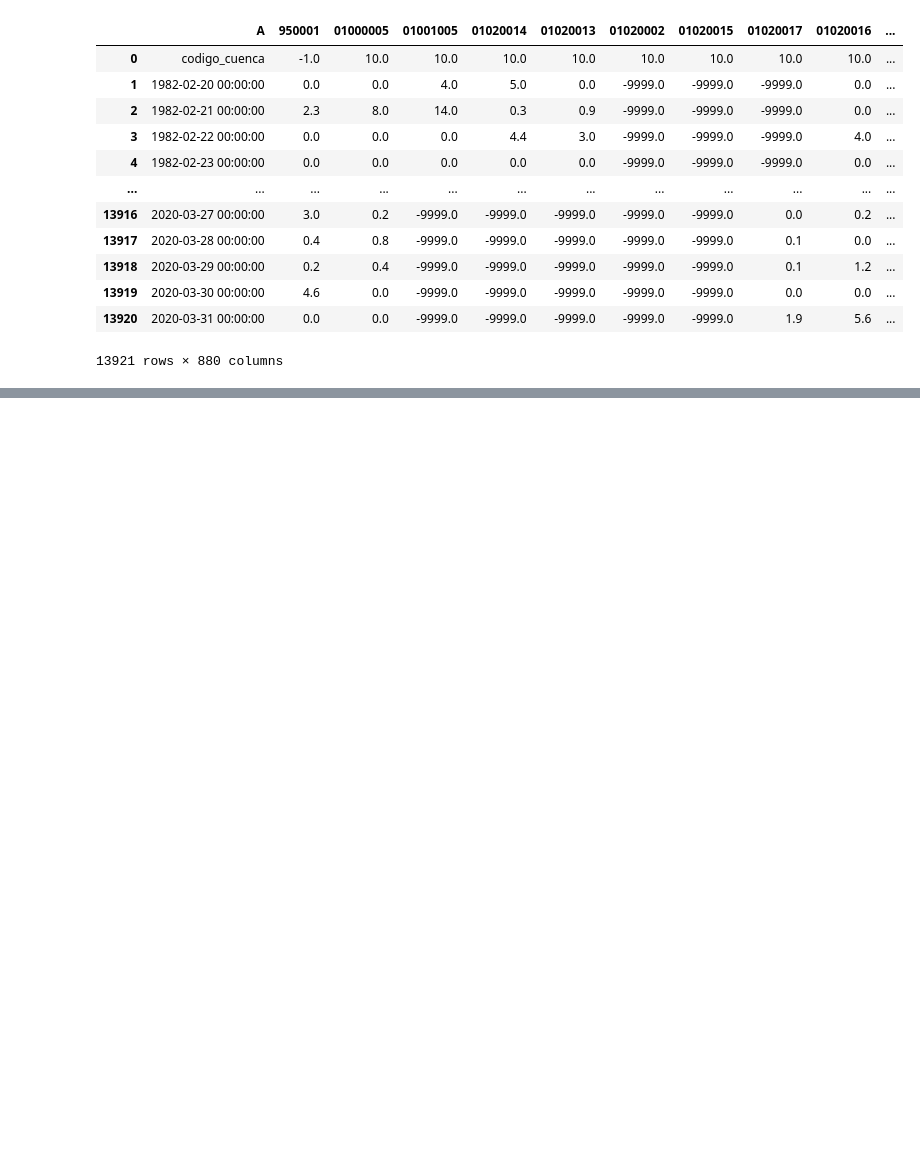
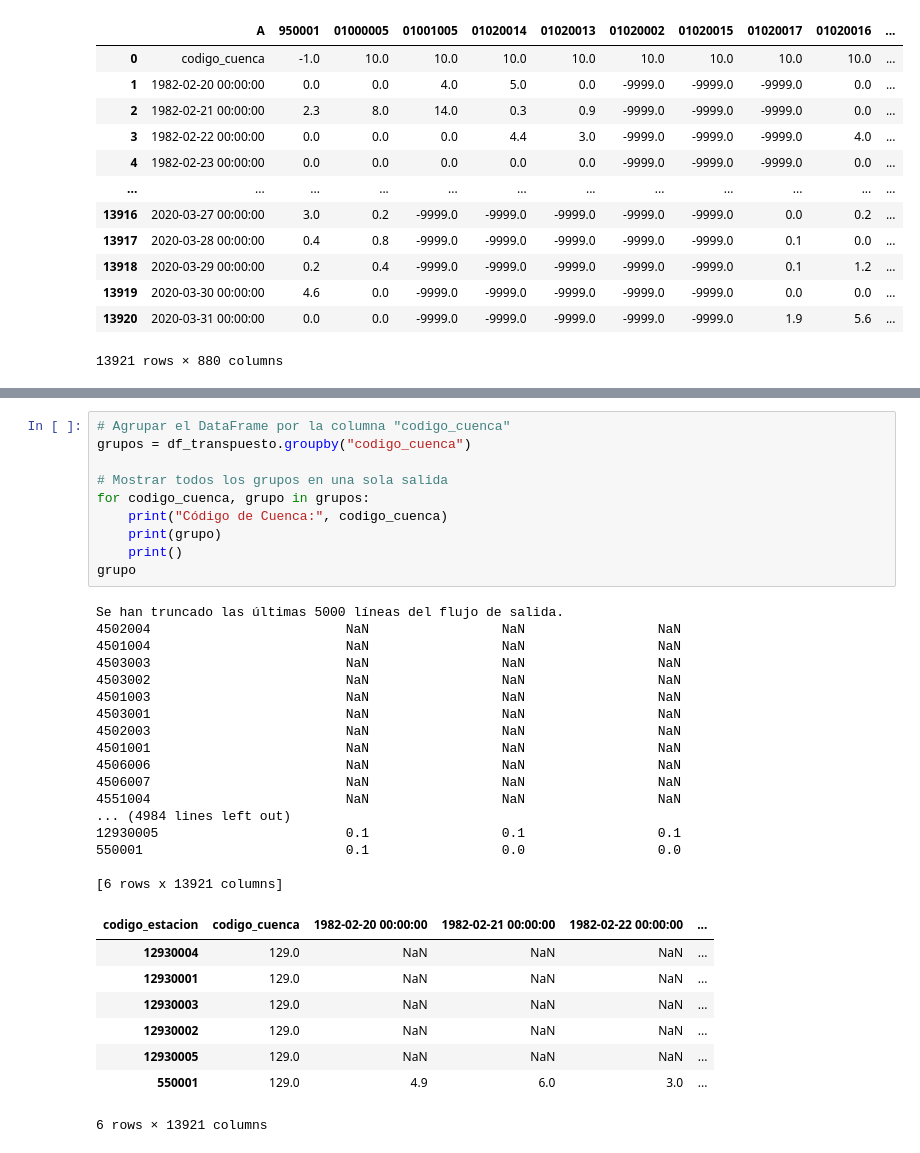
Before and after one commit to Diegogp95/mineria, a Jupyter notebook: Test_Mineria_Datos.ipynb, the cells around one changed output, grey strips where cells are left out. Saved outputs shown, nothing was run; the diff lists cells and outputs as text; blank space fills up the shorter version.

```diff
--- a/Test_Mineria_Datos.ipynb
+++ b/Test_Mineria_Datos.ipynb
@@ -808,0 +876,36 @@ df_sin_columna2
+# %%
+# Agrupar el DataFrame por la columna "codigo_cuenca"
+grupos = df_transpuesto.groupby("codigo_cuenca")
+
+# Mostrar todos los grupos en una sola salida
+for codigo_cuenca, grupo in grupos:
+    print("Código de Cuenca:", codigo_cuenca)
+    print(grupo)
+    print()
+grupo
+# %% [output]
+Se han truncado las últimas 5000 líneas del flujo de salida.
+4502004                         NaN                 NaN                 NaN
+4501004                         NaN                 NaN                 NaN
+4503003                         NaN                 NaN                 NaN
+4503002                         NaN                 NaN                 NaN
+4501003                         NaN                 NaN                 NaN
+4503001                         NaN                 NaN                 NaN
+4502003                         NaN                 NaN                 NaN
+4501001                         NaN                 NaN                 NaN
+4506006                         NaN                 NaN                 NaN
+4506007                         NaN                 NaN                 NaN
+4551004                         NaN                 NaN                 NaN
+... (4984 lines left out)
+12930005                        0.1                 0.1                 0.1
+550001                          0.1                 0.0                 0.0
+
+[6 rows x 13921 columns]
+| codigo_estacion | codigo_cuenca | 1982-02-20 00:00:00 | 1982-02-21 00:00:00 | 1982-02-22 00:00:00 | ... |
+| 12930004 | 129.0 | NaN | NaN | NaN | ... |
+| 12930001 | 129.0 | NaN | NaN | NaN | ... |
+| 12930003 | 129.0 | NaN | NaN | NaN | ... |
+| 12930002 | 129.0 | NaN | NaN | NaN | ... |
+| 12930005 | 129.0 | NaN | NaN | NaN | ... |
+| 550001 | 129.0 | 4.9 | 6.0 | 3.0 | ... |
+6 rows × 13921 columns
```
Also changed, not shown: parts of 3 cells of this notebook.
